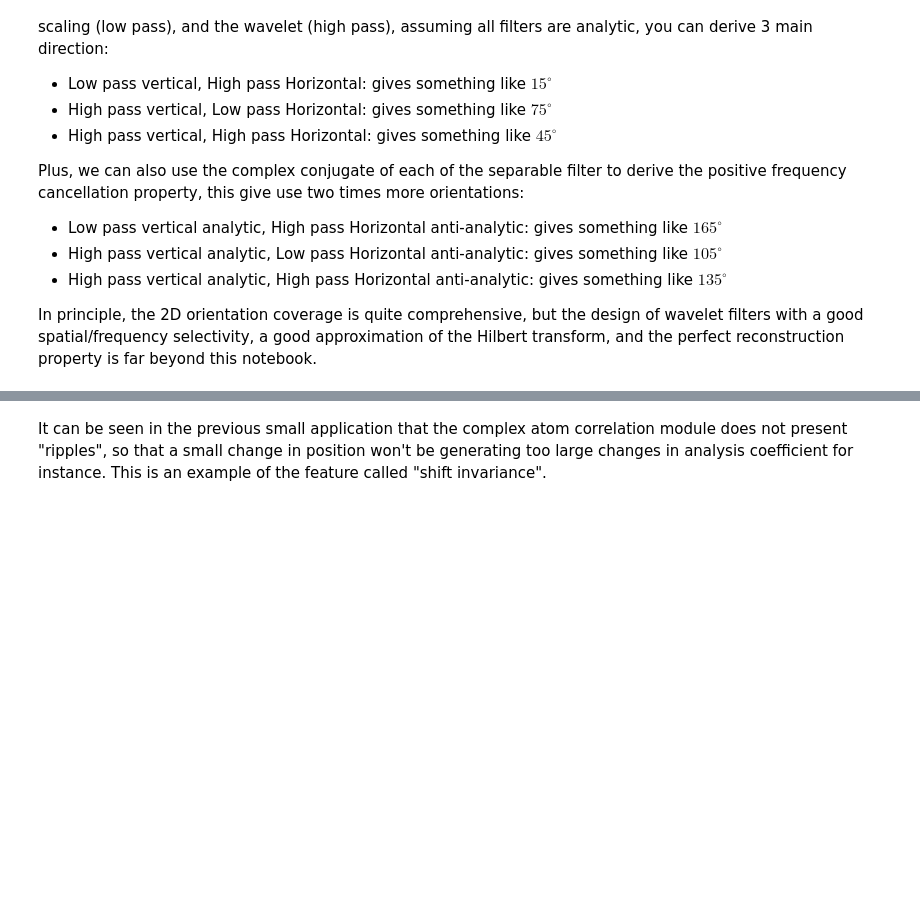
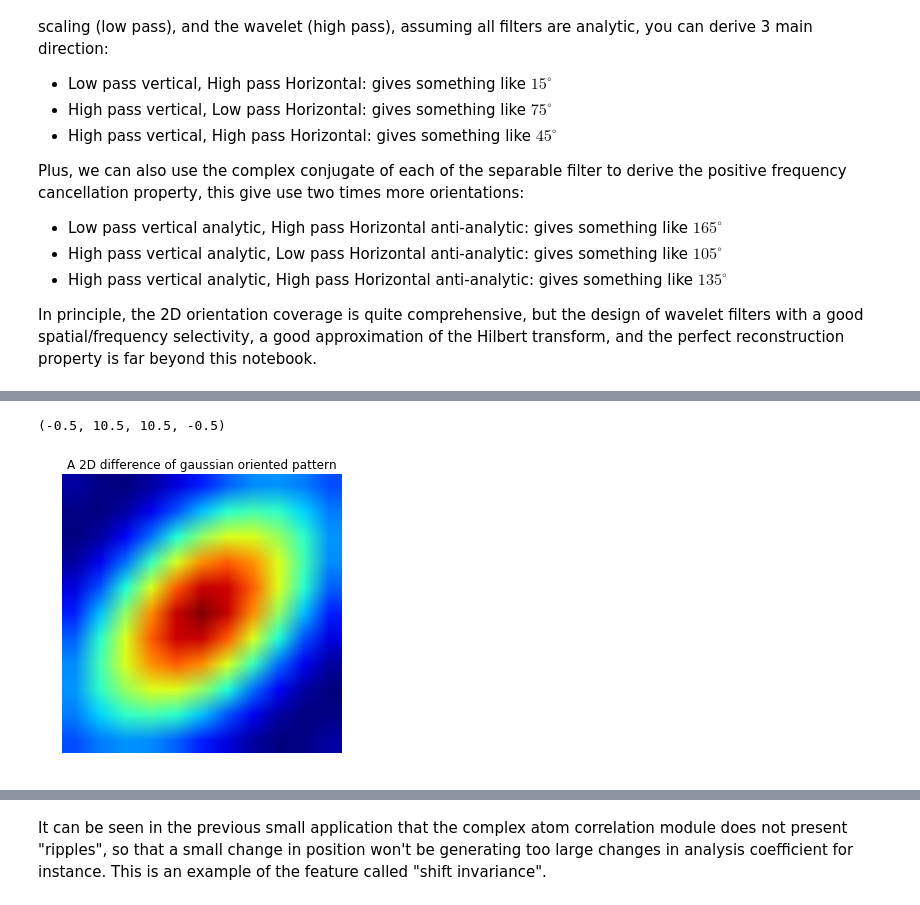
Before and after one commit to pierrepaleo/SignalProcessing-Python, a Jupyter notebook: HilbertTransform.ipynb, the cells around one changed output, grey strips where cells are left out. Saved outputs shown, nothing was run; the diff lists cells and outputs as text; code cells hidden in the pictures; blank space fills up the shorter version.

```diff
--- a/HilbertTransform.ipynb
+++ b/HilbertTransform.ipynb
@@ -659,4 +667,46 @@ The factorization is then given by
 $$
     K = real \left( (v_0 + j v_1) ((\lambda_0 u_0) + j (-\lambda_1 u_1))^{\intercal} \right)
 $$
+# %%
+"""
+Let's see how to factorize a difference of gaussian oriented pattern
+"""
+#Define 2D scaling matrix
+Maniso1 = np.array([[1.5,0],[0,4]])
+Maniso2 = np.array([[0.5,0],[0,0.8]])
+
+#define a 2D rotation matrix:
+def GetRotMat( theta ):
+    return np.array([[np.cos(theta),-np.sin(theta)],[np.sin(theta),np.cos(theta)]])
+theta = 3.*np.pi/4.
+Mrot = GetRotMat( theta )
+
+#compute the rotation/dilation/inverse rotation matrix Manisorot = Mrot Maniso Mrot^t
+Manisorot1 = np.dot(Mrot,np.dot(Maniso1,Mrot.T))
+Manisorot2 = np.dot(Mrot,np.dot(Maniso2,Mrot.T))
+
+def GetGaussianKernelFromParam(Manisorot,ksize):
+    Sigma = la.inv(Manisorot)
+    mu = np.zeros((2,1))
+    #derive kernel corresponding to 2-dimensional gaussian pdf
+    x = np.linspace(-1.0, 1.0, ksize)
+    y = np.linspace(-1.0, 1.0, ksize)
+    X, Y = np.meshgrid(x,y)
+    xvec = [np.reshape(X,X.size),np.reshape(Y,Y.size)]
+    test=np.dot(la.inv(Sigma),xvec-mu)
+    Kdir=np.exp(-0.5* np.sum(test*(xvec-mu),0))
+    Kdir=np.reshape(Kdir,X.shape)
+    #Normalize
+    return Kdir/np.sum(Kdir)
+
+#show
+Kdir = GetGaussianKernelFromParam(Manisorot1,ksize)-\
+    GetGaussianKernelFromParam(Manisorot2,ksize)
+plt.figure(figsize=(5,5))
+plt.title("A 2D difference of gaussian oriented pattern")
+plt.imshow(Kdir)
+plt.axis("off")
+# %% [output]
+(-0.5, 10.5, 10.5, -0.5)
+[figure, added]
 # %%
```
Also changed, not shown: parts of 9 cells of this notebook.
